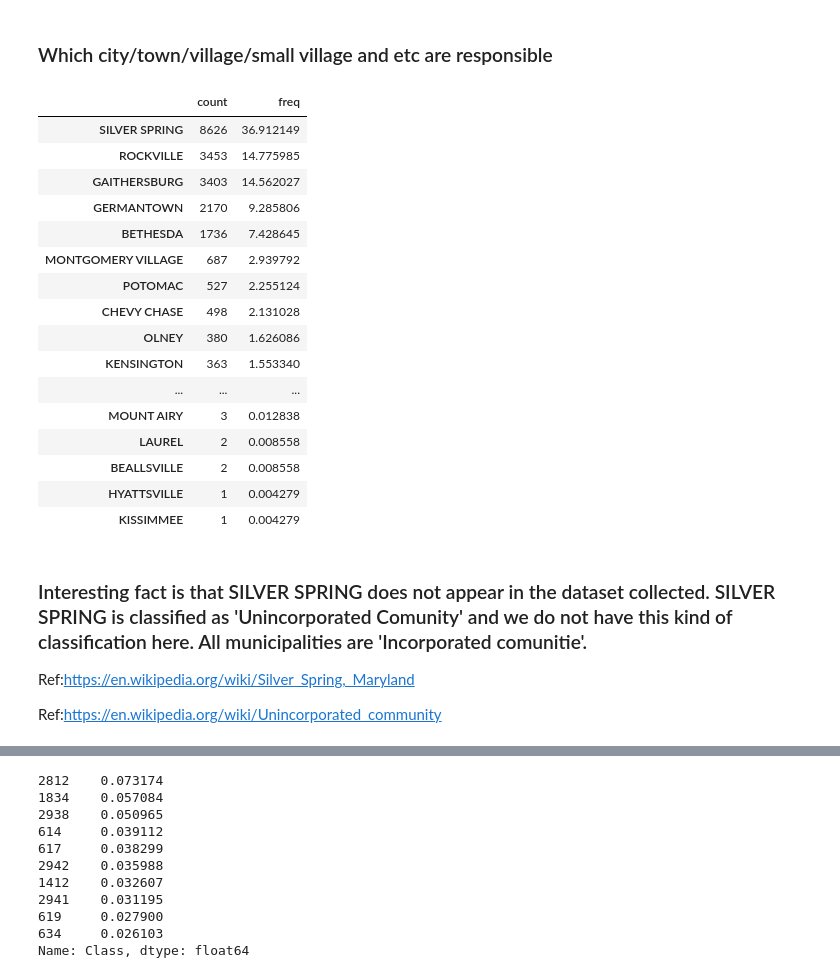
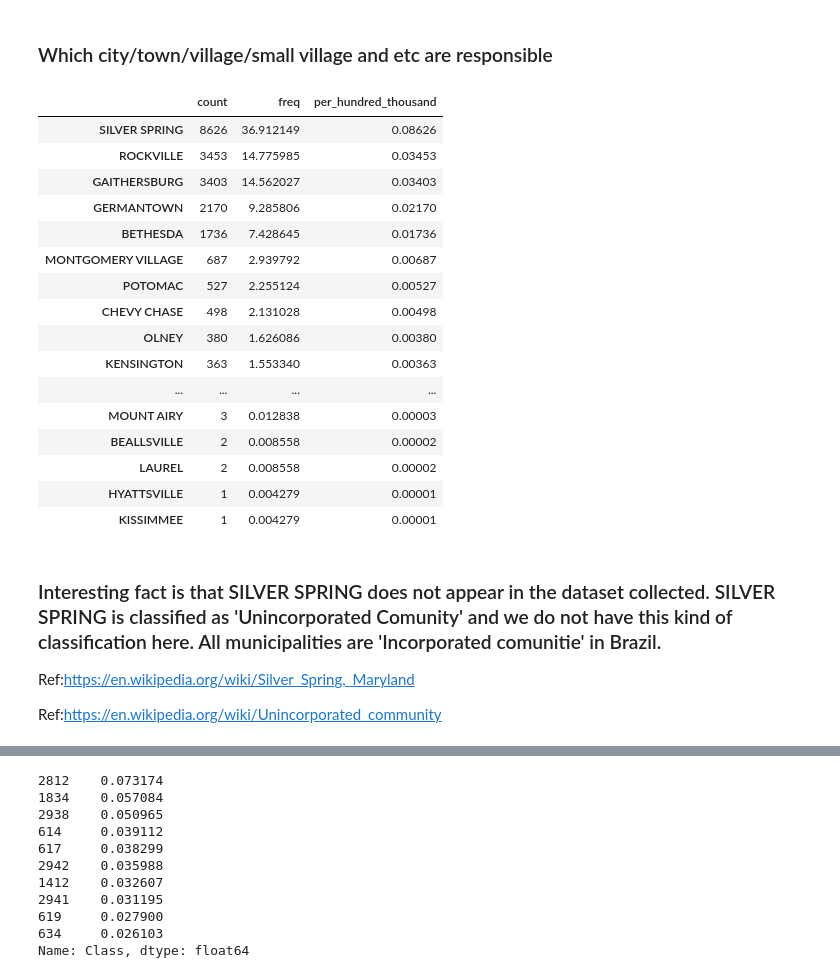
Before and after one commit to marco-olimpio/ufrn, a Jupyter notebook: EEC2006/1_CrimeProject/Finding crime patterns in Montgomery County.ipynb, the cells around one changed output, grey strips where cells are left out. Cells and saved outputs as stored; diff of their text form; code cells hidden in the pictures.

```diff
--- a/EEC2006/1_CrimeProject/Finding crime patterns in Montgomery County.ipynb
+++ b/EEC2006/1_CrimeProject/Finding crime patterns in Montgomery County.ipynb
@@ -663,30 +690,30 @@ pop_data[['City','respop72013']].sort_values(by=['respop72013'],ascending=False)
 # %%
 monty_data.columns
 #monty_data[monty_data['City']].value_counts
 cities_data = pd.DataFrame({'freq':monty_data['City'].value_counts(normalize=True,sort=True,ascending=False)*100,'count':monty_data['City'].value_counts(sort=True,ascending=False)})
-
+cities_data['per_hundred_thousand'] = cities_data['count']/100000
 #cities_data.merge(pop_data, left_on=['object'], right_on=['City'], how='inner')
 cities_data
 # %% [output]
-|  | count | freq |
-| SILVER SPRING | 8626 | 36.912149 |
-| ROCKVILLE | 3453 | 14.775985 |
-| GAITHERSBURG | 3403 | 14.562027 |
-| GERMANTOWN | 2170 | 9.285806 |
-| BETHESDA | 1736 | 7.428645 |
-| MONTGOMERY VILLAGE | 687 | 2.939792 |
-| POTOMAC | 527 | 2.255124 |
-| CHEVY CHASE | 498 | 2.131028 |
-| OLNEY | 380 | 1.626086 |
-| KENSINGTON | 363 | 1.553340 |
-| ... | ... | ... |
-| MOUNT AIRY | 3 | 0.012838 |
-| LAUREL | 2 | 0.008558 |
-| BEALLSVILLE | 2 | 0.008558 |
-| HYATTSVILLE | 1 | 0.004279 |
-| KISSIMMEE | 1 | 0.004279 |
+|  | count | freq | per_hundred_thousand |
+| SILVER SPRING | 8626 | 36.912149 | 0.08626 |
+| ROCKVILLE | 3453 | 14.775985 | 0.03453 |
+| GAITHERSBURG | 3403 | 14.562027 | 0.03403 |
+| GERMANTOWN | 2170 | 9.285806 | 0.02170 |
+| BETHESDA | 1736 | 7.428645 | 0.01736 |
+| MONTGOMERY VILLAGE | 687 | 2.939792 | 0.00687 |
+| POTOMAC | 527 | 2.255124 | 0.00527 |
+| CHEVY CHASE | 498 | 2.131028 | 0.00498 |
+| OLNEY | 380 | 1.626086 | 0.00380 |
+| KENSINGTON | 363 | 1.553340 | 0.00363 |
+| ... | ... | ... | ... |
+| MOUNT AIRY | 3 | 0.012838 | 0.00003 |
+| BEALLSVILLE | 2 | 0.008558 | 0.00002 |
+| LAUREL | 2 | 0.008558 | 0.00002 |
+| HYATTSVILLE | 1 | 0.004279 | 0.00001 |
+| KISSIMMEE | 1 | 0.004279 | 0.00001 |
 # %% [markdown]
-### Interesting fact is that SILVER SPRING does not appear in the dataset collected. SILVER SPRING is classified as 'Unincorporated Comunity' and we do not have this kind of classification here. All municipalities are 'Incorporated comunitie'.
+### Interesting fact is that SILVER SPRING does not appear in the dataset collected. SILVER SPRING is classified as 'Unincorporated Comunity' and we do not have this kind of classification here. All municipalities are 'Incorporated comunitie' in Brazil.
 
 Ref:https://en.wikipedia.org/wiki/Silver_Spring,_Maryland
 
```
Also changed, not shown: parts of 13 cells of this notebook, 2 other files.
